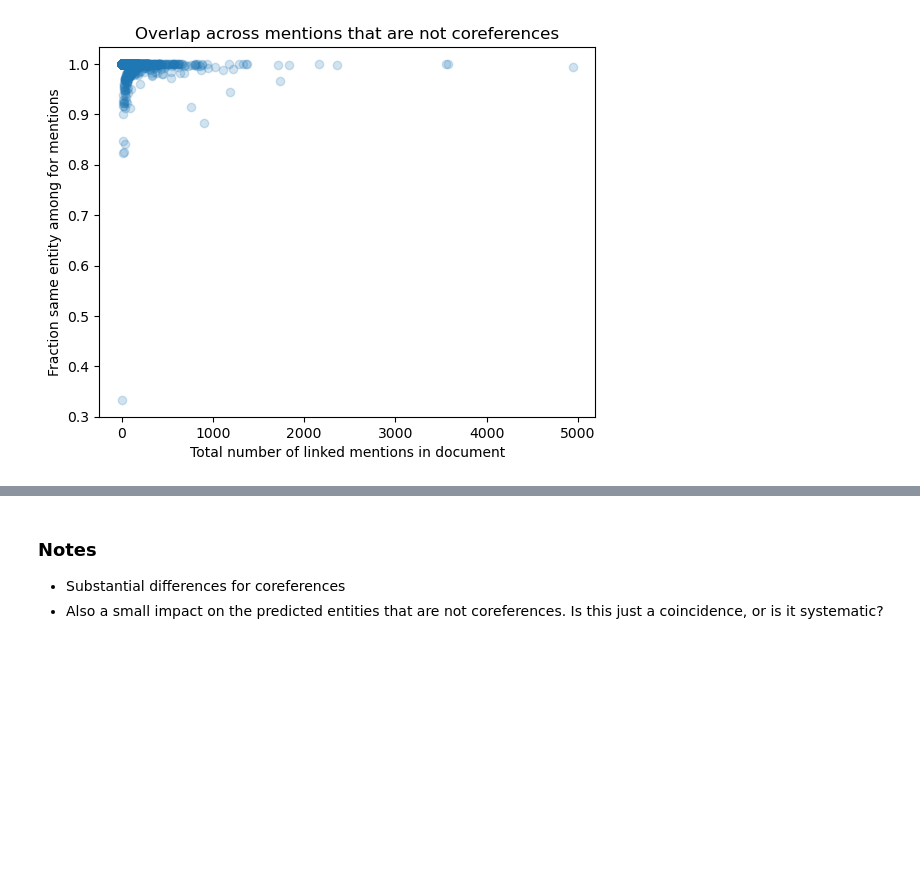
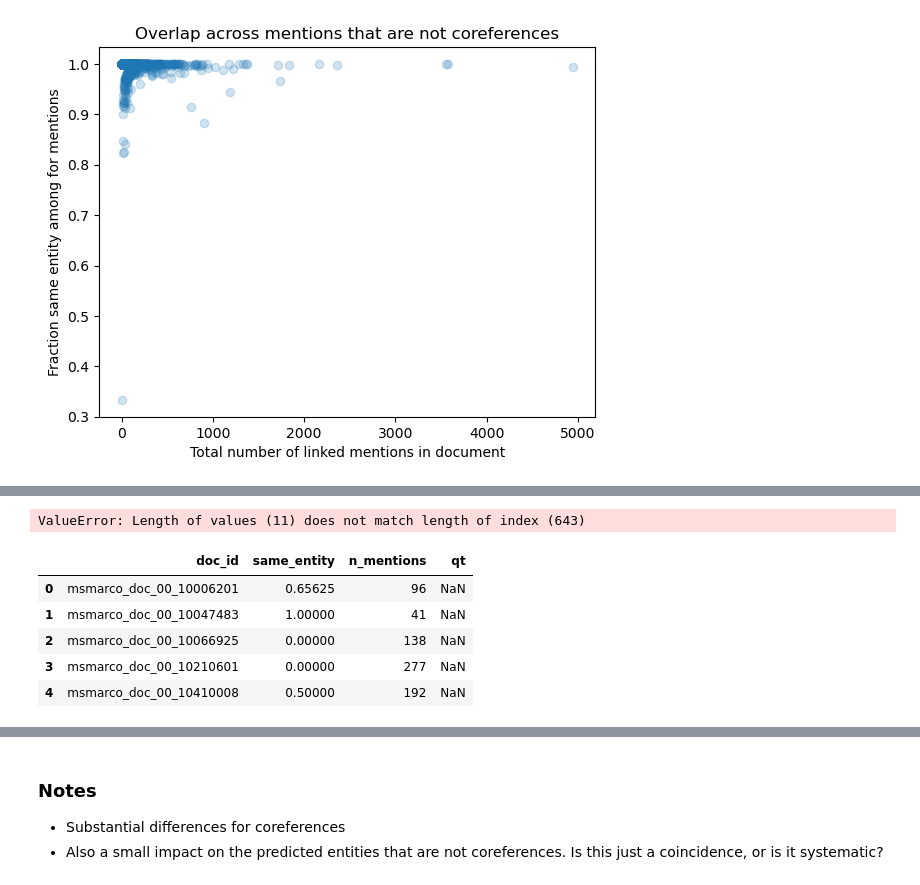
Before and after one commit to f-hafner/explore_coref, a Jupyter notebook: overview.ipynb, the cells around one changed output, grey strips where cells are left out. Cells and saved outputs as stored; diff of their text form; code cells hidden in the pictures; blank space fills up the shorter version.

```diff
--- a/overview.ipynb
+++ b/overview.ipynb
@@ -217,7 +222,7 @@ inputs = {
 }
 path_mentions_time = f"{path_efficiencytest}n_mentions_time/"
 for k, suffix in inputs.items():
-    with open(f"{path_mentions_time}aida_testB{suffix}.pickle", "rb") as file:
+    with open(f"{path_mentions_time}{name_aida_dataset}{suffix}.pickle", "rb") as file:
         data = pickle.load(file)
         time_dataset[k] = data
 # %%
@@ -429,0 +432,27 @@ Average overlap across documents (unweighted) for no_coref: 0.999
+# %%
+dk = d_compare.copy()
+d_agg = dk.loc[dk['is_coref'] == 1, :].groupby(dk['doc_id']).agg({"same_entity": "mean"})
+d_size = dk.groupby(dk['doc_id']).size().to_frame('n_mentions')
+
+d_agg = d_agg.join(d_size).reset_index()
+d_agg.head()
+np.quantile(a=d_agg['n_mentions'], q=[0.05, 0.1, 0.2, 0.3])
+# %% [output]
+ValueError: Length of values (11) does not match length of index (643)
+# %%
+quantiles = np.linspace(0, 1, num=11)
+np.quantile(a=d_agg["n_mentions"], q=quantiles)
+# how to generate quantile column? how to group by quantile and summarise?
+# help(pd.DataFrame.quantile)
+d_agg["qt"] = d_agg["n_mentions"].quantile([0.1, 0.5, 0.8])
+d_agg.head()
+# d_agg.describe()
+# d_agg.qt.nunique()
+# how to assign groups to quantile?
+# %% [output]
+|  | doc_id | same_entity | n_mentions | qt |
+| 0 | msmarco_doc_00_10006201 | 0.65625 | 96 | NaN |
+| 1 | msmarco_doc_00_10047483 | 1.00000 | 41 | NaN |
+| 2 | msmarco_doc_00_10066925 | 0.00000 | 138 | NaN |
+| 3 | msmarco_doc_00_10210601 | 0.00000 | 277 | NaN |
+| 4 | msmarco_doc_00_10410008 | 0.50000 | 192 | NaN |
```
Also changed, not shown: parts of 12 cells of this notebook, 2 other files.
